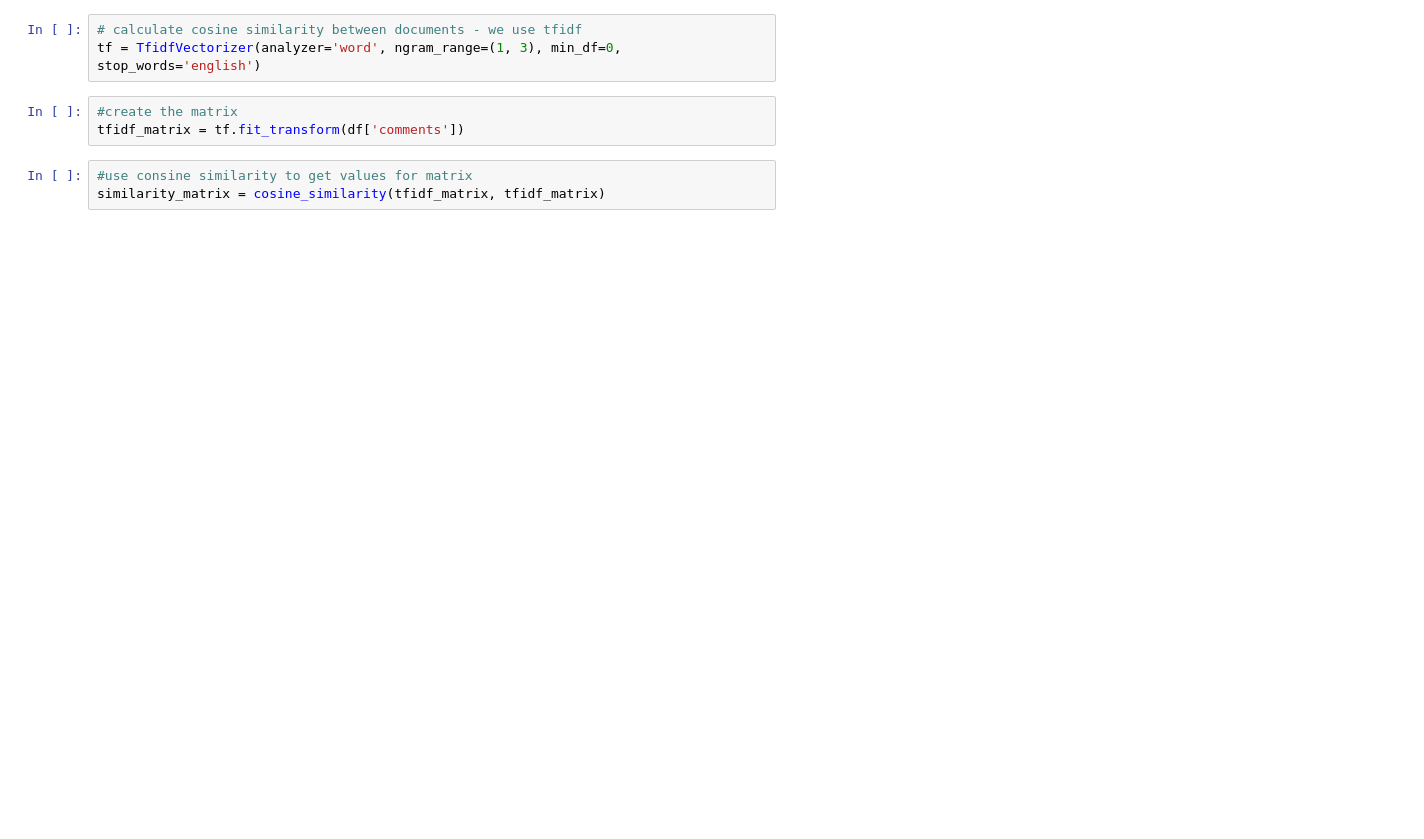
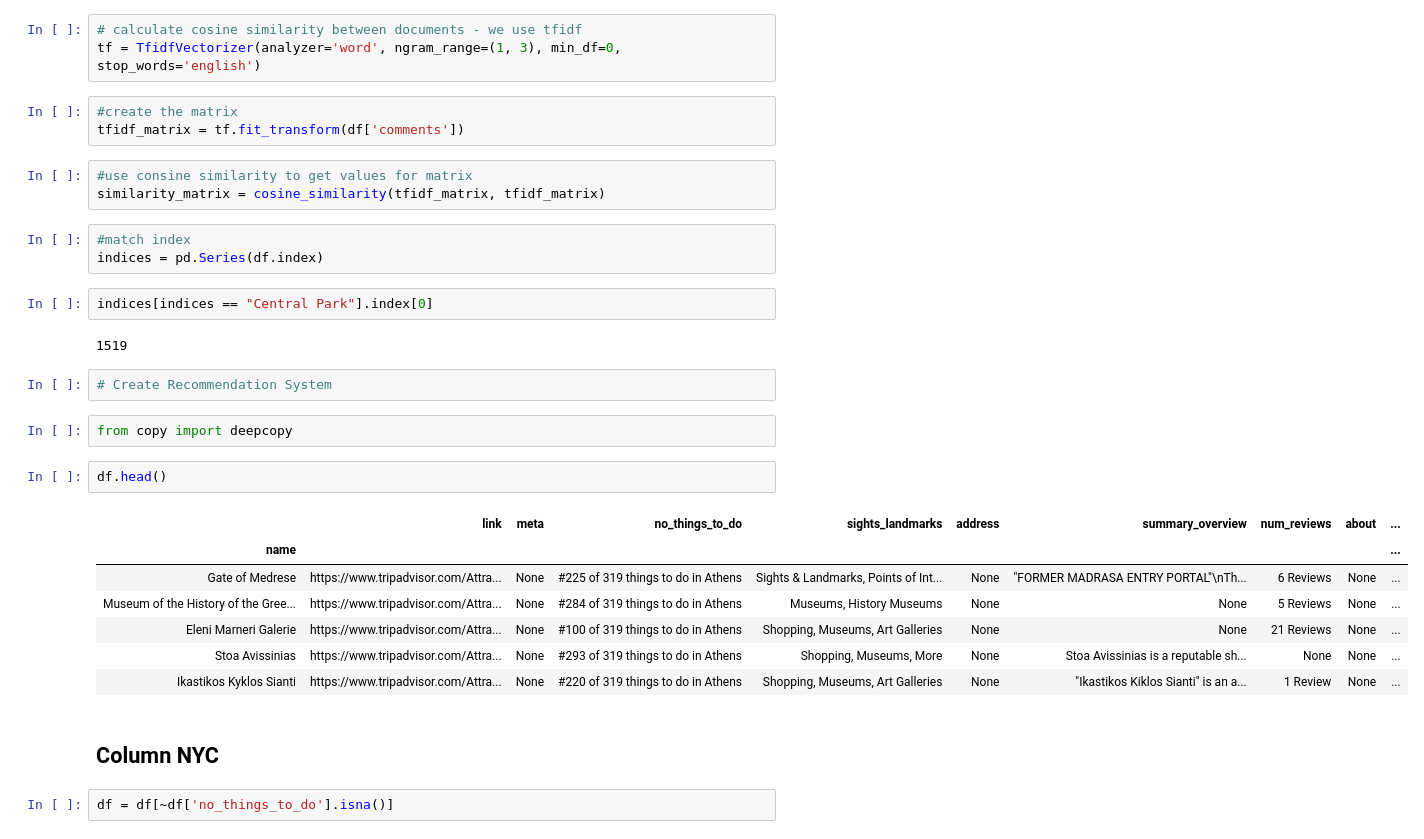
Before and after one commit to jcanque777/triprecommendation, a Jupyter notebook: tripadvisor_trip_recommendation.ipynb, the cells around one changed output. Saved outputs shown, nothing was run; the diff lists cells and outputs as text; blank space fills up the shorter version.

```diff
--- a/tripadvisor_trip_recommendation.ipynb
+++ b/tripadvisor_trip_recommendation.ipynb
@@ -2462,3 +2464,28 @@ tfidf_matrix = tf.fit_transform(df['comments'])
 # %%
 #use consine similarity to get values for matrix
 similarity_matrix = cosine_similarity(tfidf_matrix, tfidf_matrix)
+# %%
+#match index
+indices = pd.Series(df.index)
+# %%
+indices[indices == "Central Park"].index[0]
+# %% [output]
+1519
+# %%
+# Create Recommendation System
+# %%
+from copy import deepcopy
+# %%
+df.head()
+# %% [output]
+|  | link | meta | no_things_to_do | sights_landmarks | address | summary_overview | num_reviews | about | ... |
+| name |  |  |  |  |  |  |  |  | ... |
+| Gate of Medrese | https://www.tripadvisor.com/Attra... | None | #225 of 319 things to do in Athens | Sights & Landmarks, Points of Int... | None | "FORMER MADRASA ENTRY PORTAL"\nTh... | 6 Reviews | None | ... |
+| Museum of the History of the Gree... | https://www.tripadvisor.com/Attra... | None | #284 of 319 things to do in Athens | Museums, History Museums | None | None | 5 Reviews | None | ... |
+| Eleni Marneri Galerie | https://www.tripadvisor.com/Attra... | None | #100 of 319 things to do in Athens | Shopping, Museums, Art Galleries | None | None | 21 Reviews | None | ... |
+| Stoa Avissinias | https://www.tripadvisor.com/Attra... | None | #293 of 319 things to do in Athens | Shopping, Museums, More | None | Stoa Avissinias is a reputable sh... | None | None | ... |
+| Ikastikos Kyklos Sianti | https://www.tripadvisor.com/Attra... | None | #220 of 319 things to do in Athens | Shopping, Museums, Art Galleries | None | "Ikastikos Kiklos Sianti" is an a... | 1 Review | None | ... |
+# %% [markdown]
+## Column NYC
+# %%
+df = df[~df['no_things_to_do'].isna()]
```
Also changed, not shown: parts of 18 cells of this notebook.
